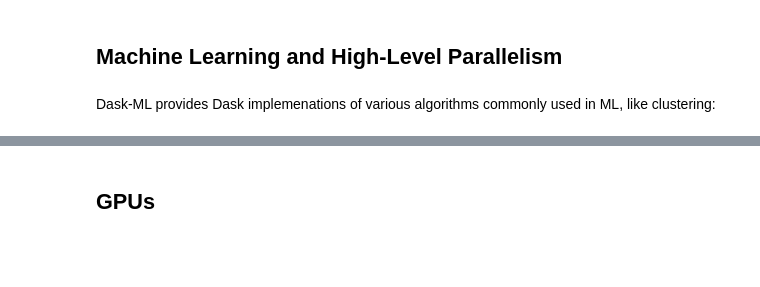
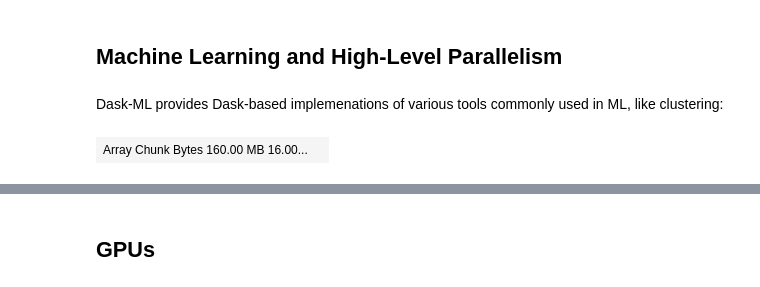
Before and after one commit to CHTC/dask-chtc, a Jupyter notebook: demo.ipynb, the cells around one changed output, grey strips where cells are left out. Saved outputs shown, nothing was run; the diff lists cells and outputs as text; code cells hidden in the pictures; blank space fills up the shorter version.

```diff
--- a/demo.ipynb
+++ b/demo.ipynb
@@ -59,19 +107,23 @@ u, s, v = dask.compute(u, s, v)
 # %% [markdown]
 ## Machine Learning and High-Level Parallelism
 # %% [markdown]
-Dask-ML provides Dask implemenations of various algorithms commonly used in ML, like clustering:
+Dask-ML provides Dask-based implemenations of various tools commonly used in ML, like clustering:
 # %%
 import dask_ml.datasets
 import dask_ml.cluster
 import matplotlib.pyplot as plt
 # %%
-X, y = dask_ml.datasets.make_blobs(n_samples=10_000_000,
-                                   chunks=1_000_000,
-                                   centers=5,
-                                   center_box = (-10, 10),
-                                   random_state=11)
+X, y = dask_ml.datasets.make_blobs(
+    n_samples=10_000_000,
+    chunks=1_000_000,
+    centers=5,
+    center_box=(-10, 10),
+    random_state=11
+)
 X = X.persist()
 X
+# %% [output]
+| Array Chunk Bytes 160.00 MB 16.00... |  |
 # %%
 DENSITY = 1000
 
```
Also changed, not shown: parts of 42 cells of this notebook.
